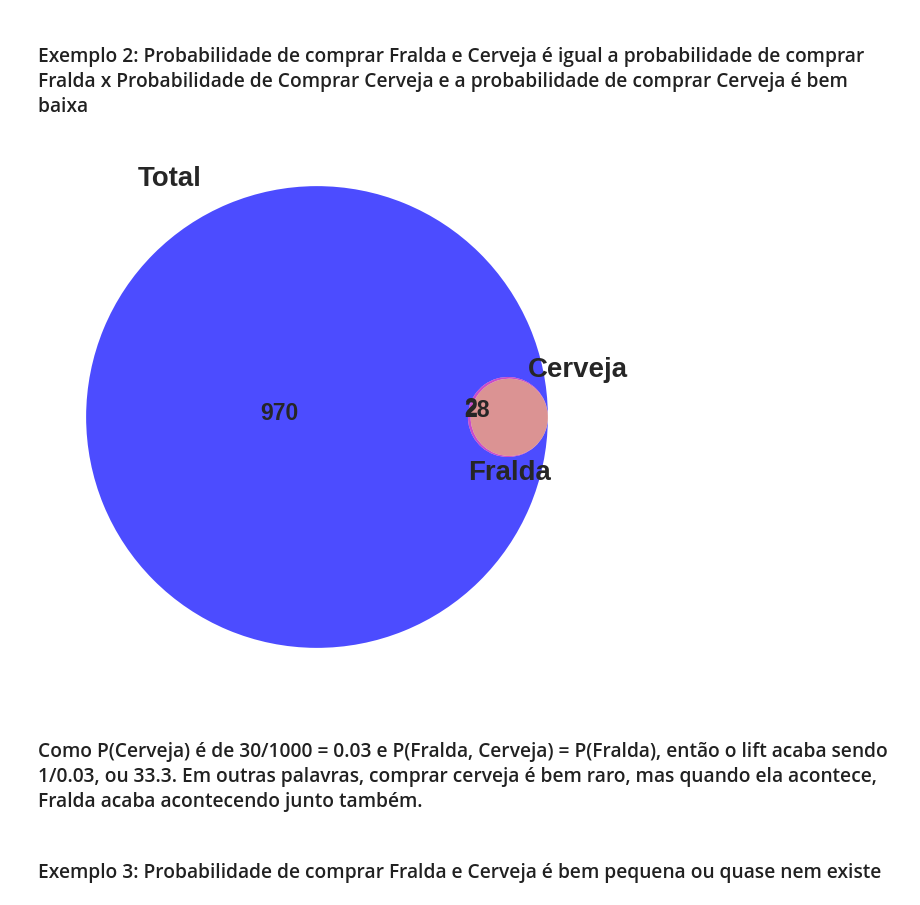
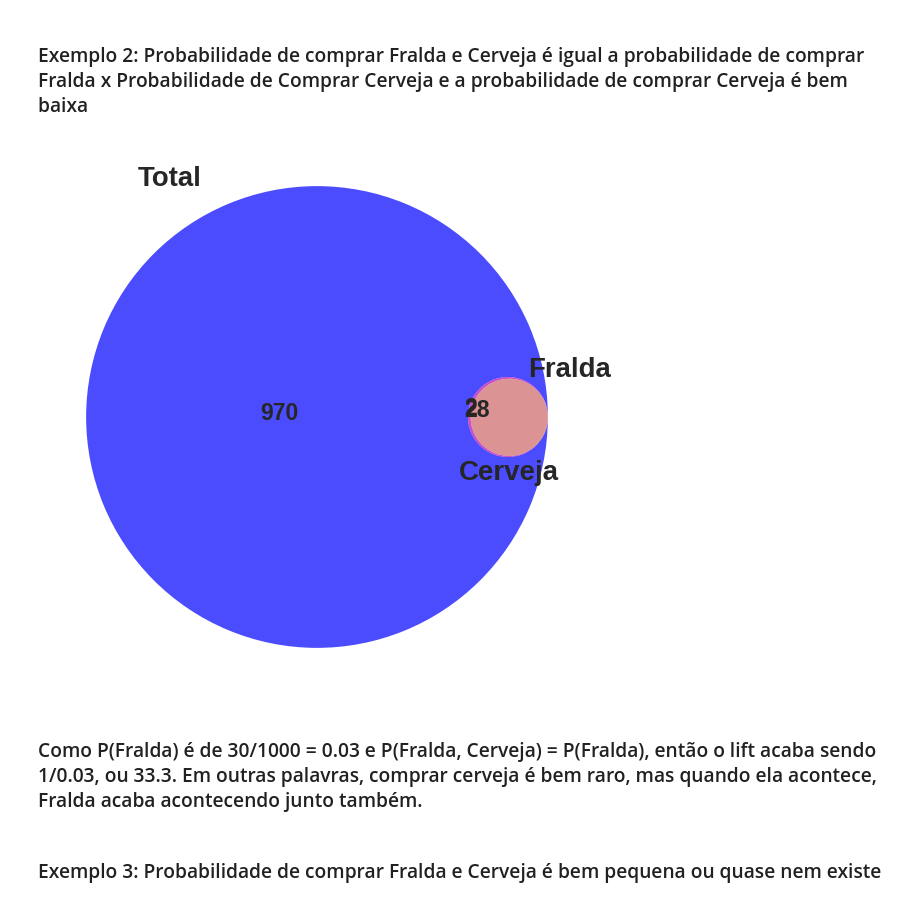
Before and after one commit to bruno-curta/fiap-live-class-mb-analysis, a Jupyter notebook: live_class_market_basket_analysis.ipynb, the cells around one changed output. Drawn from its saved outputs; the diff is of its cells as text; code cells hidden in the pictures.

```diff
--- a/live_class_market_basket_analysis.ipynb
+++ b/live_class_market_basket_analysis.ipynb
@@ -204,18 +204,18 @@ $$ {P(Fralda, Cerveja) \over {P(Fralda) P(Cerveja)}} = {P(Fralda) \over{P(Fralda
 # %%
 plt.figure(figsize=(15,10))
 plt.style.use('seaborn')
 venn3(
     # (Set1,Set2,1n2,Set3,1n3,2n3,1n2n3)
     subsets=(970, 0, 2, 0, 0, 0, 28),
-   set_labels=['Total','Cerveja','Fralda'],
+   set_labels=['Total','Fralda','Cerveja'],
     alpha = .7,
     set_colors=['blue', 'red', 'yellow']
  )
 plt.show()
 # %% [output]
-[figure, old version]
+[figure, new version]
 # %% [markdown]
-### Como P(Cerveja) é de 30/1000 = 0.03 e P(Fralda, Cerveja) = P(Fralda), então o lift acaba sendo 1/0.03, ou 33.3. Em outras palavras, comprar cerveja é bem raro, mas quando ela acontece, Fralda acaba acontecendo junto também.
+### Como P(Fralda) é de 30/1000 = 0.03 e P(Fralda, Cerveja) = P(Fralda), então o lift acaba sendo 1/0.03, ou 33.3. Em outras palavras, comprar cerveja é bem raro, mas quando ela acontece, Fralda acaba acontecendo junto também.
 # %% [markdown]
 ### Exemplo 3: Probabilidade de comprar Fralda e Cerveja é bem pequena ou quase nem existe
 # %%
```
Also changed, not shown: parts of 7 cells of this notebook.
